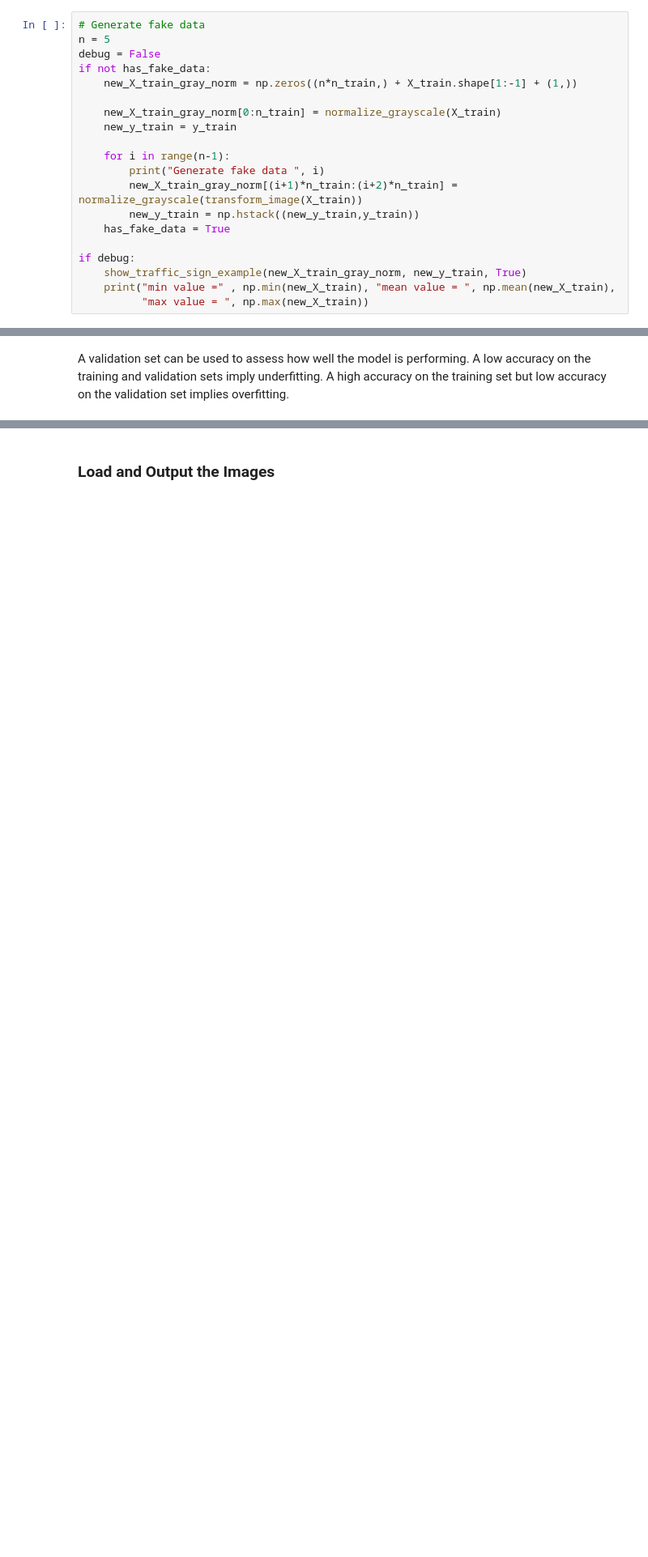
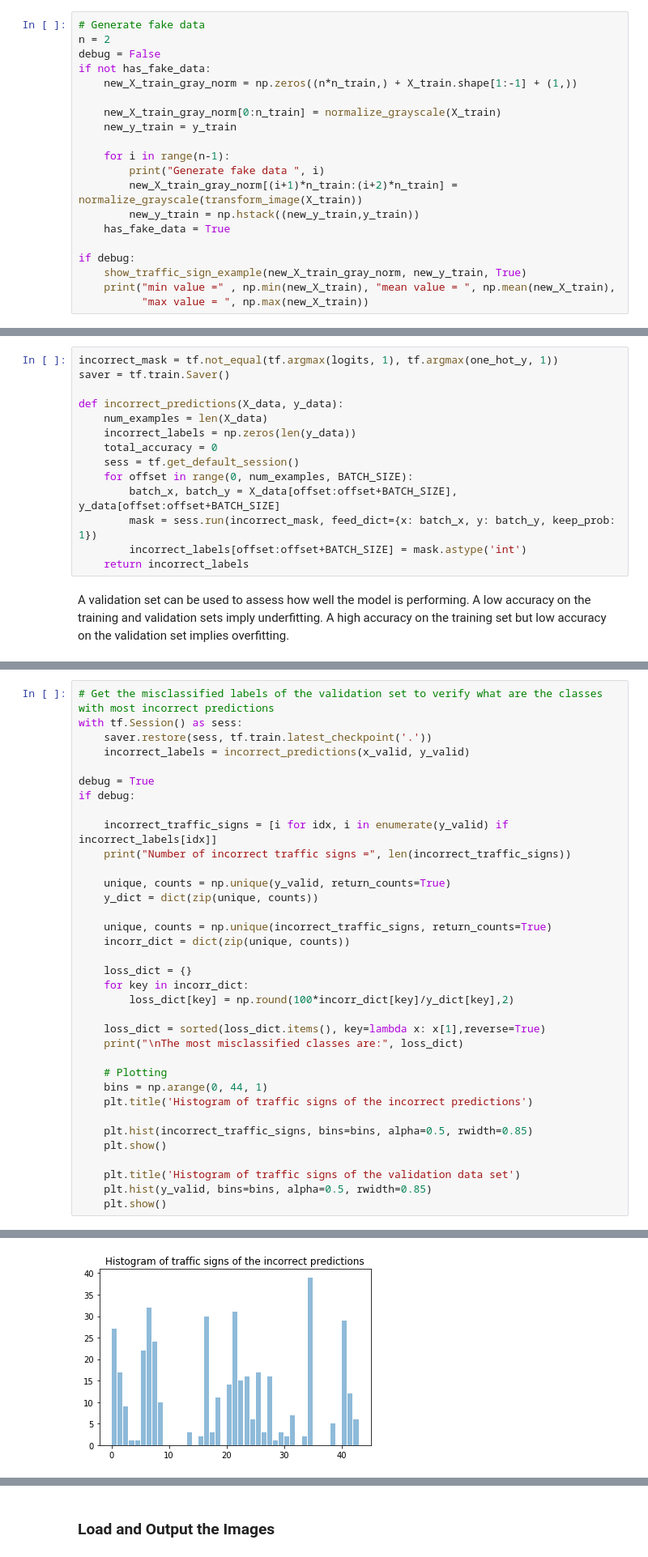
Before and after one commit to JoaoGranja/CarND-Traffic-Sign-Classifier-Project, a Jupyter notebook: Traffic_Sign_Classifier.ipynb, the cells around one changed output, grey strips where cells are left out. Shown at 81% size. Saved outputs shown, nothing was run; the diff lists cells and outputs as text; blank space fills up the shorter version.

```diff
--- a/Traffic_Sign_Classifier.ipynb
+++ b/Traffic_Sign_Classifier.ipynb
@@ -283,7 +284,7 @@ def normalize_image(image_data):
     return new_image_data
 # %%
 # Generate fake data
-n = 5
+n = 2
 debug = False
 if not has_fake_data:
     new_X_train_gray_norm = np.zeros((n*n_train,) + X_train.shape[1:-1] + (1,))
@@ -470,6 +471,20 @@ def evaluate(X_data, y_data):
         accuracy = sess.run(accuracy_operation, feed_dict={x: batch_x, y: batch_y, keep_prob: 1})
         total_accuracy += (accuracy * len(batch_x))
     return total_accuracy / num_examples
+# %%
+incorrect_mask = tf.not_equal(tf.argmax(logits, 1), tf.argmax(one_hot_y, 1))
+saver = tf.train.Saver()
+
+def incorrect_predictions(X_data, y_data):
+    num_examples = len(X_data)
+    incorrect_labels = np.zeros(len(y_data))
+    total_accuracy = 0
+    sess = tf.get_default_session()
+    for offset in range(0, num_examples, BATCH_SIZE):
+        batch_x, batch_y = X_data[offset:offset+BATCH_SIZE], y_data[offset:offset+BATCH_SIZE]
+        mask = sess.run(incorrect_mask, feed_dict={x: batch_x, y: batch_y, keep_prob: 1})
+        incorrect_labels[offset:offset+BATCH_SIZE] = mask.astype('int')
+    return incorrect_labels
 # %% [markdown]
 A validation set can be used to assess how well the model is performing. A low accuracy on the training and validation
 sets imply underfitting. A high accuracy on the training set but low accuracy on the validation set implies overfitting.
@@ -530,0 +544,36 @@ Validation Accuracy = 0.914
+# %%
+# Get the misclassified labels of the validation set to verify what are the classes with most incorrect predictions
+with tf.Session() as sess:
+    saver.restore(sess, tf.train.latest_checkpoint('.'))
+    incorrect_labels = incorrect_predictions(x_valid, y_valid)
+
+debug = True
+if debug:
+
+    incorrect_traffic_signs = [i for idx, i in enumerate(y_valid) if incorrect_labels[idx]]
+    print("Number of incorrect traffic signs =", len(incorrect_traffic_signs))
+
+    unique, counts = np.unique(y_valid, return_counts=True)
+    y_dict = dict(zip(unique, counts))
+
+    unique, counts = np.unique(incorrect_traffic_signs, return_counts=True)
+    incorr_dict = dict(zip(unique, counts))
+
+    loss_dict = {}
+    for key in incorr_dict:
+        loss_dict[key] = np.round(100*incorr_dict[key]/y_dict[key],2)
+
+    loss_dict = sorted(loss_dict.items(), key=lambda x: x[1],reverse=True)
+    print("\nThe most misclassified classes are:", loss_dict)
+
+    # Plotting
+    bins = np.arange(0, 44, 1)
+    plt.title('Histogram of traffic signs of the incorrect predictions')
+
+    plt.hist(incorrect_traffic_signs, bins=bins, alpha=0.5, rwidth=0.85)
+    plt.show()
+
+    plt.title('Histogram of traffic signs of the validation data set')
+    plt.hist(y_valid, bins=bins, alpha=0.5, rwidth=0.85)
+    plt.show()
+# %% [output]
@@ -530,0 +587 @@ Validation Accuracy = 0.914
+[figure, added]
```
Also changed, not shown: parts of 16 cells of this notebook, 13 other files.
